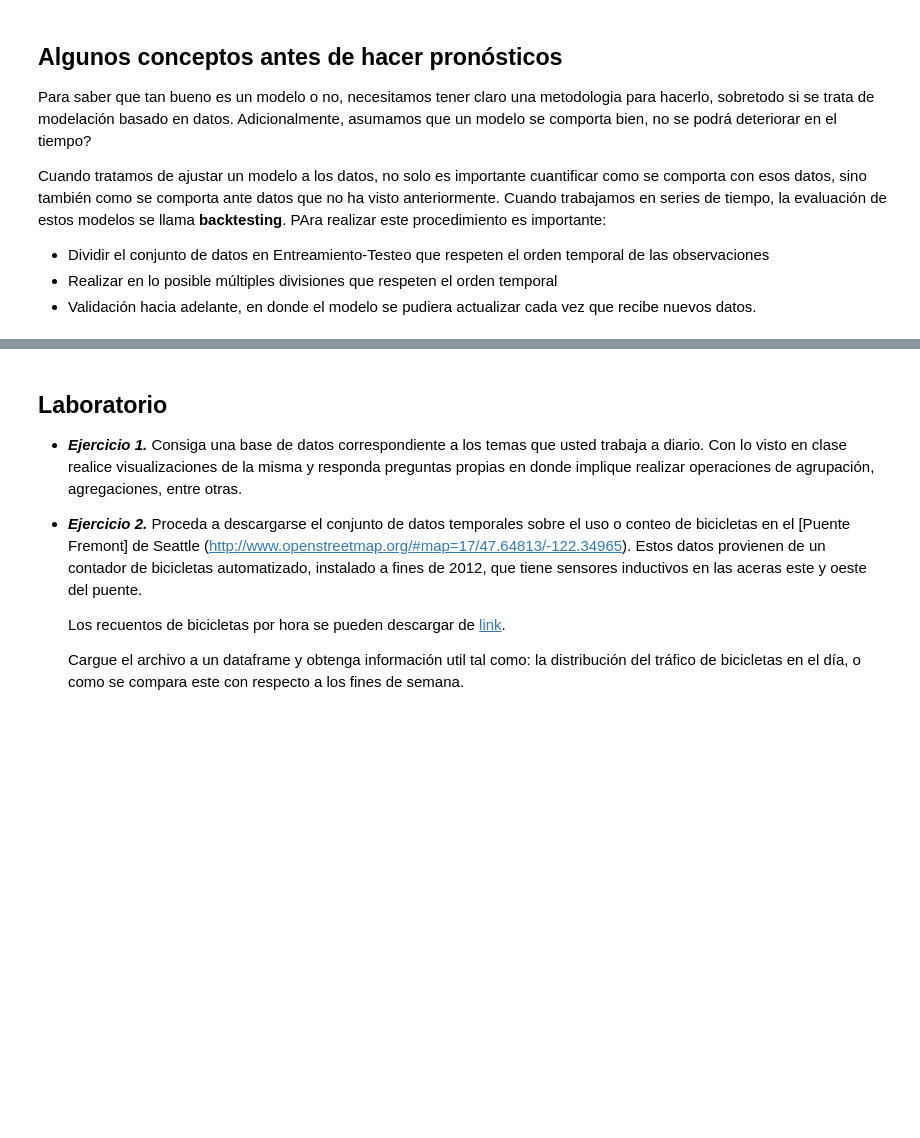
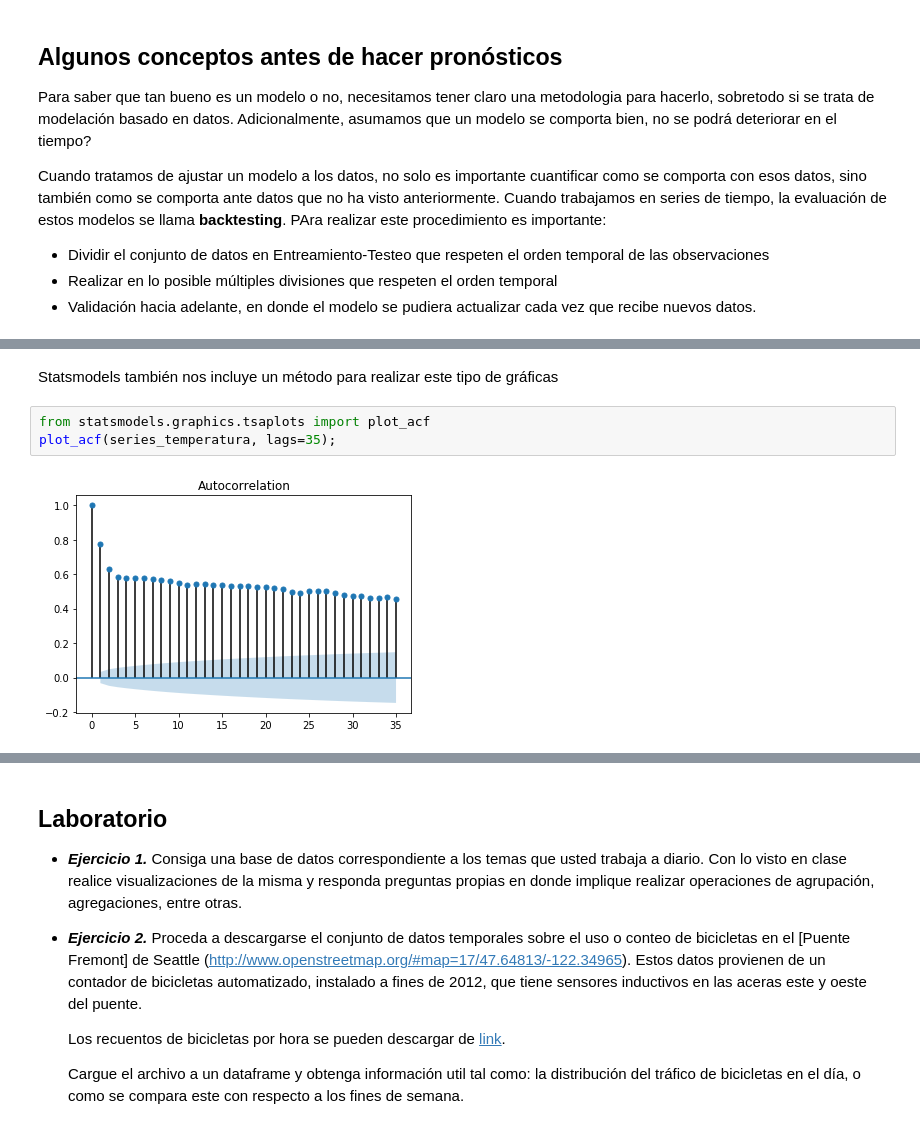
Before and after one commit to sruap1214/EC_Finance, a Jupyter notebook: Notebooks/06_SeriesdeTiempo.ipynb, the cells around one changed output, grey strips where cells are left out. Drawn from its saved outputs; the diff is of its cells as text; blank space fills up the shorter version.

```diff
--- a/Notebooks/06_SeriesdeTiempo.ipynb
+++ b/Notebooks/06_SeriesdeTiempo.ipynb
@@ -710,0 +828,7 @@ Cuando tratamos de ajustar un modelo a los datos, no solo es importante cuantifi
+# %% [markdown]
+Statsmodels también nos incluye un método para realizar este tipo de gráficas
+# %%
+from statsmodels.graphics.tsaplots import plot_acf
+plot_acf(series_temperatura, lags=35);
+# %% [output]
+[figure, added]
```
Also changed, not shown: parts of 23 cells of this notebook.
